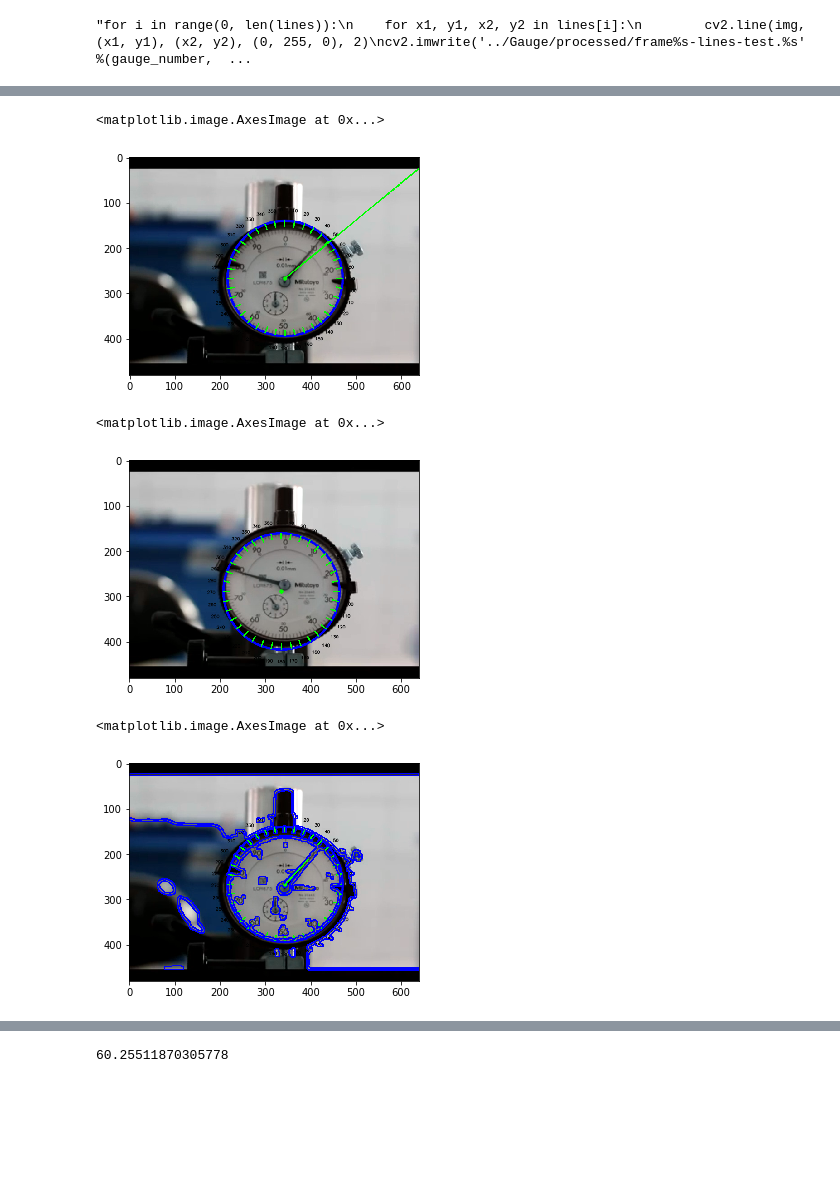
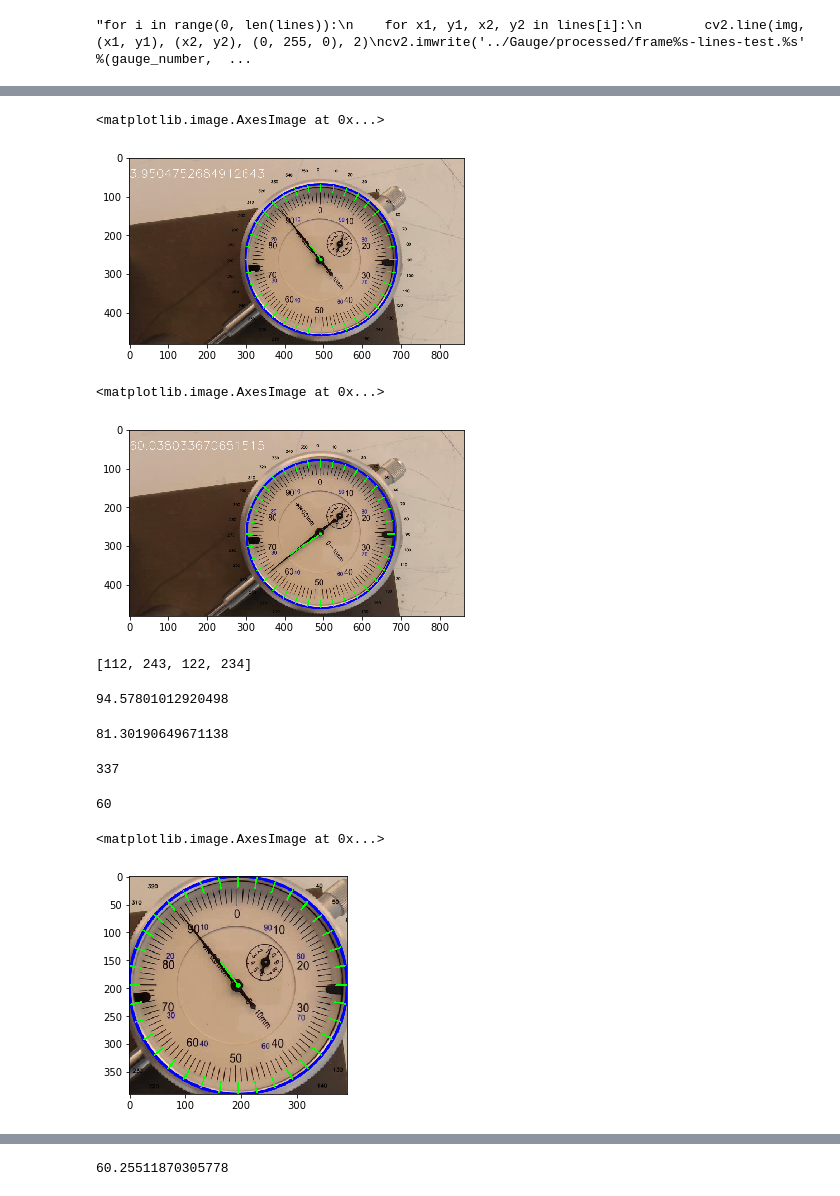
Before and after one commit to RajatChaudhari/AnalogReader, a Jupyter notebook: AnalogReader.ipynb, the cells around one changed output, grey strips where cells are left out. Saved outputs shown, nothing was run; the diff lists cells and outputs as text; code cells hidden in the pictures; blank space fills up the shorter version.

```diff
--- a/AnalogReader.ipynb
+++ b/AnalogReader.ipynb
@@ -10,13 +10,13 @@ import os
 # %%
 """START HERE"""
 1,256,400
-gauge_number = 1
+gauge_number = 35
 file_type='jpg'
 # name the calibration image of your gauge 'gauge-#.jpg', for example 'gauge-5.jpg'.  It's written this way so you can easily try multiple images
 ###min_angle, max_angle, min_value, max_value, units, x, y, r = calibrate_gauge(gauge_number, file_type)
 
 #feed an image (or frame) to get the current value, based on the calibration, by default uses same image as calibration
-img = cv2.imread('../Gauge/frames/frame%s.%s' % (gauge_number, file_type))
+image = cv2.imread('../Gauge/frames/Video1/frame%s.%s' % (gauge_number, file_type))
 ###val = get_current_value(img, min_angle, max_angle, min_value, max_value, x, y, r, gauge_number, file_type)
 ###print ("Current reading: %s %s" %(val, units))
 # %%
@@ -57,7 +57,7 @@ def dist_2_pts(x1, y1, x2, y2):
     and the units (as a string).
 '''
 
-img = cv2.imread('../Gauge/frames/frame%s.%s' %(gauge_number, file_type))
+img = cv2.imread('../Gauge/frames/Video1/frame%s.%s' %(gauge_number, file_type))
 height, width = img.shape[:2]
 gray = cv2.cvtColor(img, cv2.COLOR_BGR2GRAY)  #convert to gray
 #gray = cv2.GaussianBlur(gray, (5, 5), 0)
@@ -90,10 +90,28 @@ array([[[344.5, 267.5, 127.9]]], dtype=float32)
 
 a, b, c = circles.shape
 x,y,r = avg_circles(circles, b)
+print("Radius   ", r, x, y)
 
 #draw center and circle
 cv2.circle(img, (x, y), r, (0, 0, 255), 3, cv2.LINE_AA)  # draw circle
 cv2.circle(img, (x, y), 2, (0, 255, 0), 3, cv2.LINE_AA)  # draw center of circle
+
+
+icircle=circles[0,:][0]
+cropSize = (r*2, r*2)
+nx=x-int(icircle[0]-cropSize[1]//2)
+ny=y-int(icircle[1]-cropSize[0]//2)
+
+print(nx,ny)
+
+
+cropCoords = (max(0, icircle[1]-cropSize[0]//2),min(img.shape[0], icircle[1]+cropSize[0]//2),
+                  max(0, icircle[0]-cropSize[1]//2),min(img.shape[1], icircle[0]+cropSize[1]//2))
+crop_cimg = img[int(cropCoords[0]):int(cropCoords[1]),int(cropCoords[2]):int(cropCoords[3])]
+
+plt.imshow(crop_cimg)
+#plt.imshow(crop_cimg)
+
 
 #for testing, output circles on image
 #cv2.imwrite('gauge-%s-circles.%s' % (gauge_number, file_type), img)
@@ -342,14 +399,34 @@ degrees -35
 plt.imshow(img)
 # %% [output]
 <matplotlib.image.AxesImage at 0x...>
-[figure, old version]
+[figure, new version]
 # %%
 plt.imshow(img)
 # %% [output]
 <matplotlib.image.AxesImage at 0x...>
-[figure, old version]
+[figure, new version]
+# %%
+final_line_list[0]
+# %% [output]
+[112, 243, 122, 234]
+# %%
+math.sqrt((final_line_list[0][0]-nx)**2+(final_line_list[0][1]-ny)**2)
+# %% [output]
+94.57801012920498
+# %%
+np.sqrt((final_line_list[0][2]-nx)**2+(final_line_list[0][3]-ny)**2)
+# %% [output]
+81.30190649671138
+# %%
+243+94
+# %% [output]
+337
+# %%
+112-52
+# %% [output]
+60
 # %%
-plt.imshow(img)
+plt.imshow(crop_cimg)
 # %% [output]
 <matplotlib.image.AxesImage at 0x...>
-[figure, old version]
+[figure, new version]
```
Also changed, not shown: parts of 48 cells of this notebook, 16 other files.
